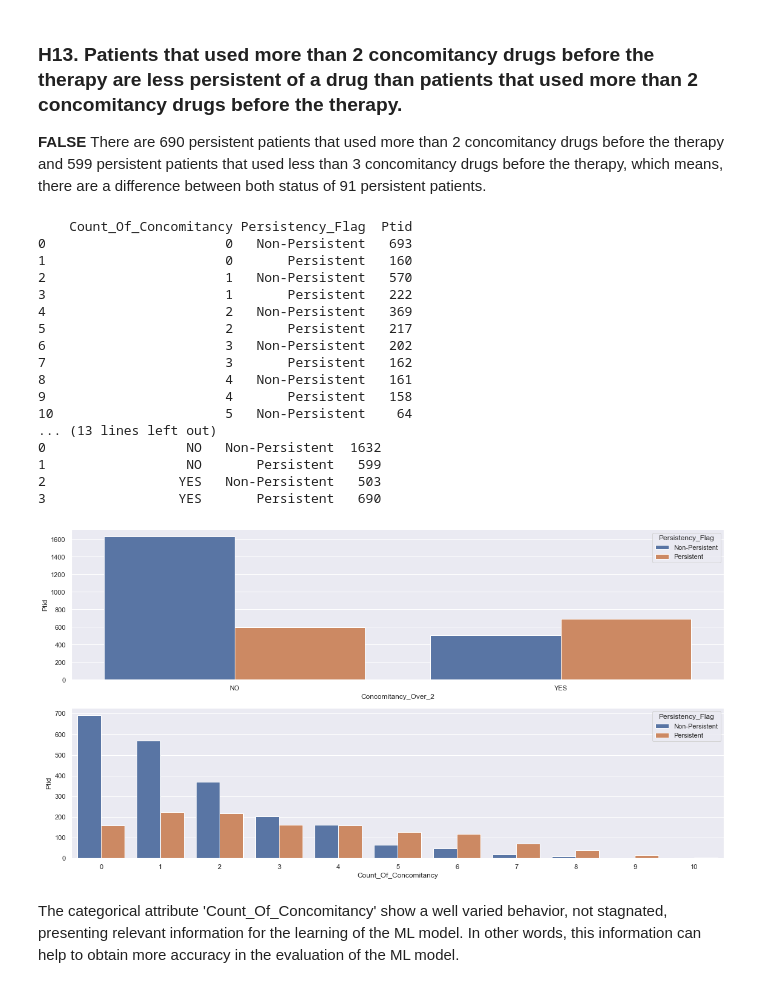
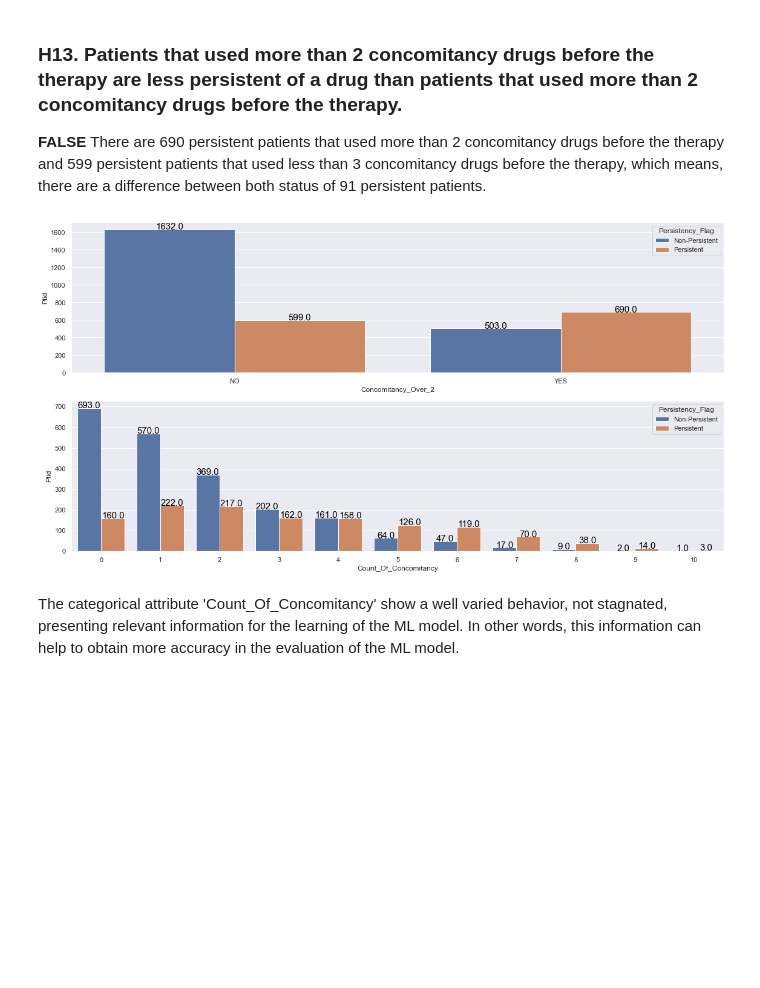
Before and after one commit to IgorQueiroz32/Data_Glacier, a Jupyter notebook: final_project/Healthcare-Persistency_of_a_drug_original.ipynb, the cells around one changed output. Saved outputs shown, nothing was run; the diff lists cells and outputs as text; code cells hidden in the pictures; blank space fills up the shorter version.

```diff
--- a/final_project/Healthcare-Persistency_of_a_drug_original.ipynb
+++ b/final_project/Healthcare-Persistency_of_a_drug_original.ipynb
@@ -66,6 +68,13 @@ def descriptive_num_attributes(num_attributes):
     pd.set_option('display.float_format', lambda x: '%.3f' % x)
 
     return m
+
+def bar_value(plot):
+    for i in plot.patches:
+        plot.annotate(i.get_height(),
+                     (i.get_x() + i.get_width() / 2, i.get_height()), ha = 'center', color = 'black', fontsize = 15)
+
+    return plot
 # %%
 jupyter_settings()
 # %% [output]
@@ -949,41 +817,24 @@ The categorical attribute 'Injectable_Experience_During_Rx' show a well varied b
 **FALSE** There are 690 persistent patients that used more than 2 concomitancy drugs before the therapy and 599 persistent patients that used less than 3 concomitancy drugs before the therapy, which means, there are a difference between both status of 91 persistent patients.
 # %%
 H13 = df4[['Ptid', 'Count_Of_Concomitancy', 'Persistency_Flag']].groupby(['Count_Of_Concomitancy', 'Persistency_Flag']).count().reset_index()
-print(H13, end='\n\n')
 
 aux_H13 = df4[['Ptid', 'Count_Of_Concomitancy', 'Persistency_Flag']]
 aux_H13['Concomitancy_Over_2'] = aux_H13.apply(lambda x: 'YES' if (x['Count_Of_Concomitancy'] > 2) else
                                                   'NO' , axis = 1)
 
 H13_1 = aux_H13[['Ptid', 'Concomitancy_Over_2', 'Persistency_Flag']].groupby(['Concomitancy_Over_2', 'Persistency_Flag']).count().reset_index()
-print(H13_1)
 
 plt.subplot(3,1,1)
-sns.barplot(x = 'Concomitancy_Over_2', y = 'Ptid', hue = 'Persistency_Flag', data = H13_1);
+plot1 = sns.barplot(x = 'Concomitancy_Over_2', y = 'Ptid', hue = 'Persistency_Flag', data = H13_1);
+bar_value(plot1)
 plt.tight_layout()
 
 plt.subplot(3,1,2)
-sns.barplot(x = 'Count_Of_Concomitancy', y = 'Ptid', hue = 'Persistency_Flag', data = H13);
+plot2 = sns.barplot(x = 'Count_Of_Concomitancy', y = 'Ptid', hue = 'Persistency_Flag', data = H13);
+bar_value(plot2)
 plt.tight_layout()
 # %% [output]
-    Count_Of_Concomitancy Persistency_Flag  Ptid
-0                       0   Non-Persistent   693
-1                       0       Persistent   160
-2                       1   Non-Persistent   570
-3                       1       Persistent   222
-4                       2   Non-Persistent   369
-5                       2       Persistent   217
-6                       3   Non-Persistent   202
-7                       3       Persistent   162
-8                       4   Non-Persistent   161
-9                       4       Persistent   158
-10                      5   Non-Persistent    64
-... (13 lines left out)
-0                  NO   Non-Persistent  1632
-1                  NO       Persistent   599
-2                 YES   Non-Persistent   503
-3                 YES       Persistent   690
-[figure, old version]
+[figure, new version]
 # %% [markdown]
 The categorical attribute 'Count_Of_Concomitancy' show a well varied behavior, not stagnated, presenting relevant information for the learning of the ML model. In other words, this information can help to obtain more accuracy in the evaluation of the ML model.
 # %% [markdown]
```
Also changed, not shown: parts of 107 cells of this notebook, 14 other files.
